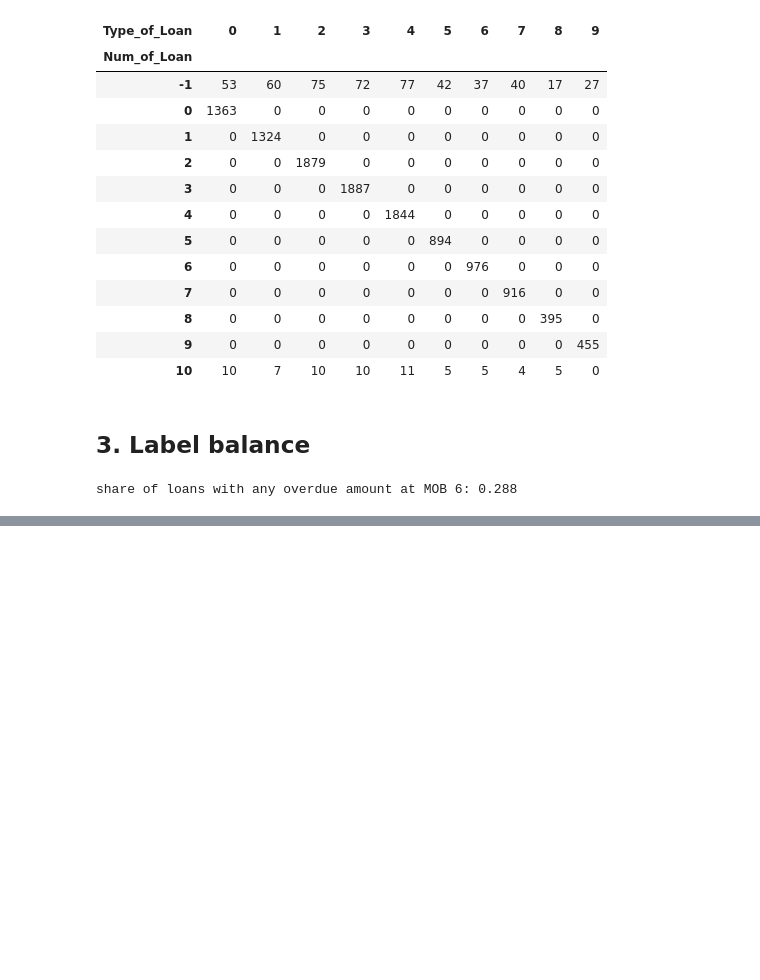
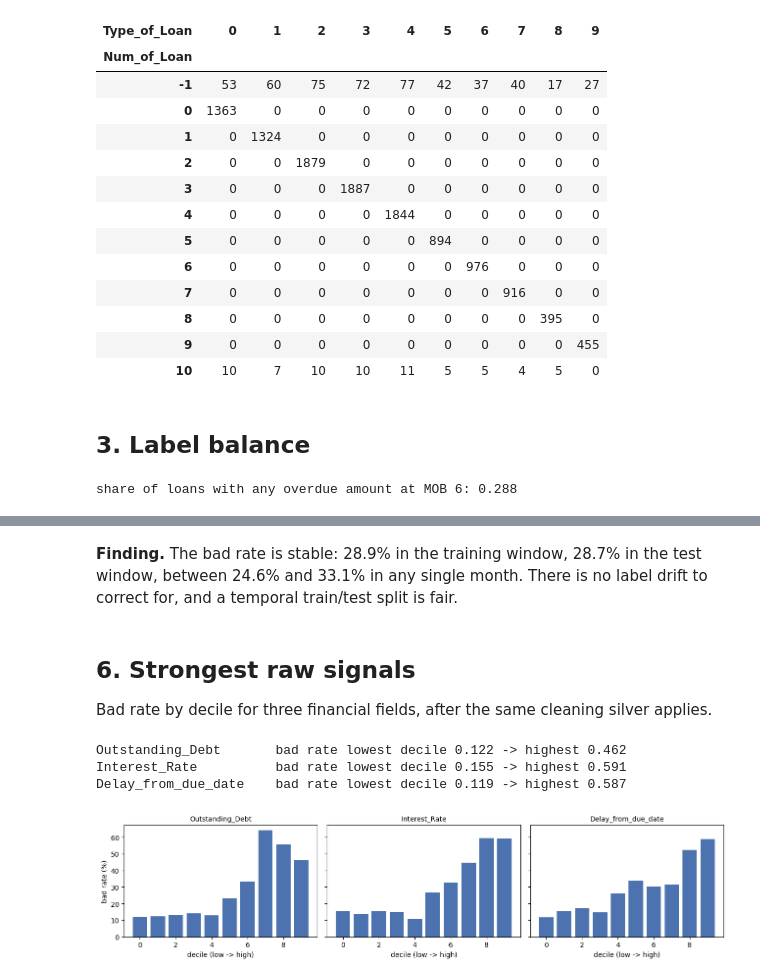
Before and after one commit to lil-yx/cs611-mle-assignment2, a Jupyter notebook: notebooks/01_eda.ipynb, the cells around one changed output, grey strips where cells are left out. Saved outputs shown, nothing was run; the diff lists cells and outputs as text; code cells hidden in the pictures; blank space fills up the shorter version.

```diff
--- a/notebooks/01_eda.ipynb
+++ b/notebooks/01_eda.ipynb
@@ -123,0 +174,25 @@ share of loans with any overdue amount at MOB 6: 0.288
+# %% [markdown]
+**Finding.** The bad rate is stable: 28.9% in the training window, 28.7% in the test window, between 24.6% and 33.1% in any single month. There is no label drift to correct for, and a temporal train/test split is fair.
+# %% [markdown]
+## 6. Strongest raw signals
+Bad rate by decile for three financial fields, after the same cleaning silver applies.
+# %%
+fin = financials[['Customer_ID', 'Outstanding_Debt', 'Interest_Rate', 'Delay_from_due_date']].copy()
+fin['Outstanding_Debt'] = to_num(fin.Outstanding_Debt)
+fin['Interest_Rate'] = to_num(fin.Interest_Rate).where(lambda s: s.between(0, 50))
+fin['Delay_from_due_date'] = to_num(fin.Delay_from_due_date)
+joined = fin.merge(mob6[['Customer_ID', 'label']], on='Customer_ID')
+
+fig, axes = plt.subplots(1, 3, figsize=(13, 3.2), sharey=True)
+for ax, column in zip(axes, ['Outstanding_Debt', 'Interest_Rate', 'Delay_from_due_date']):
+    deciles = pd.qcut(joined[column], 10, duplicates='drop')
+    rate = joined.groupby(deciles, observed=True).label.mean()
+    ax.bar(range(len(rate)), rate.values * 100, color='#4C72B0')
+    ax.set_title(column, fontsize=10); ax.set_xlabel('decile (low -> high)')
+    print(f'{column:22s} bad rate lowest decile {rate.iloc[0]:.3f} -> highest {rate.iloc[-1]:.3f}')
+axes[0].set_ylabel('bad rate (%)'); plt.tight_layout(); plt.show()
+# %% [output]
+Outstanding_Debt       bad rate lowest decile 0.122 -> highest 0.462
+Interest_Rate          bad rate lowest decile 0.155 -> highest 0.591
+Delay_from_due_date    bad rate lowest decile 0.119 -> highest 0.587
+[figure, added]
```
Also changed, not shown: parts of 11 cells of this notebook, 28 other files.
